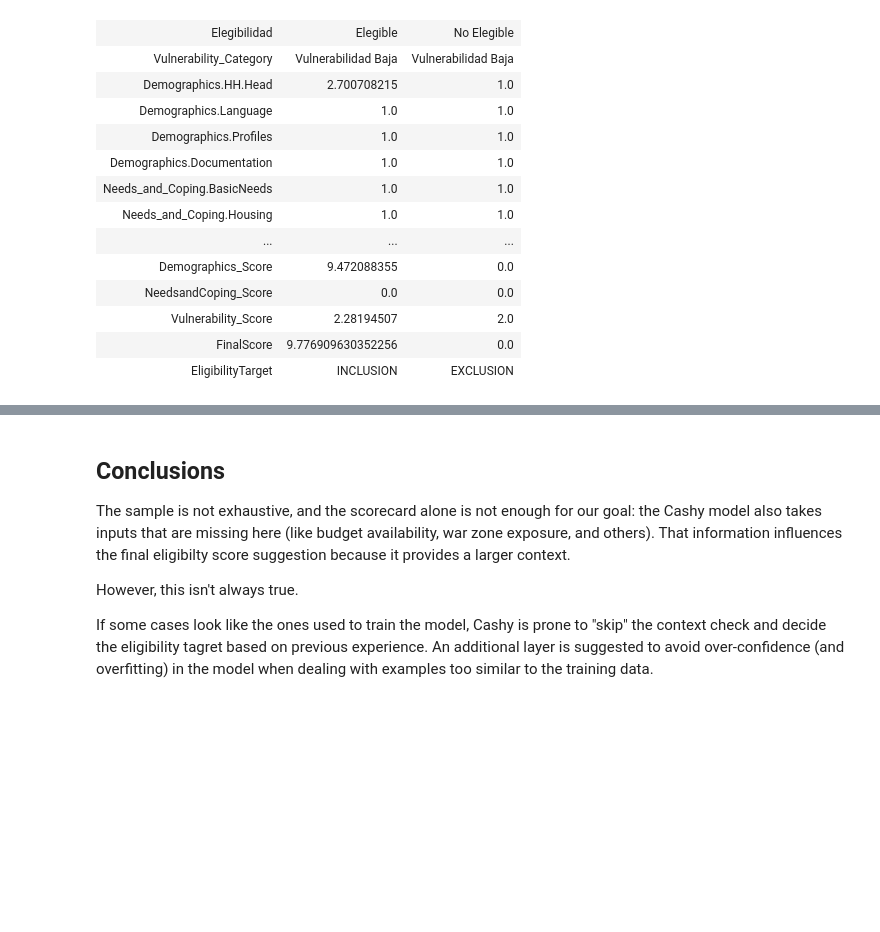
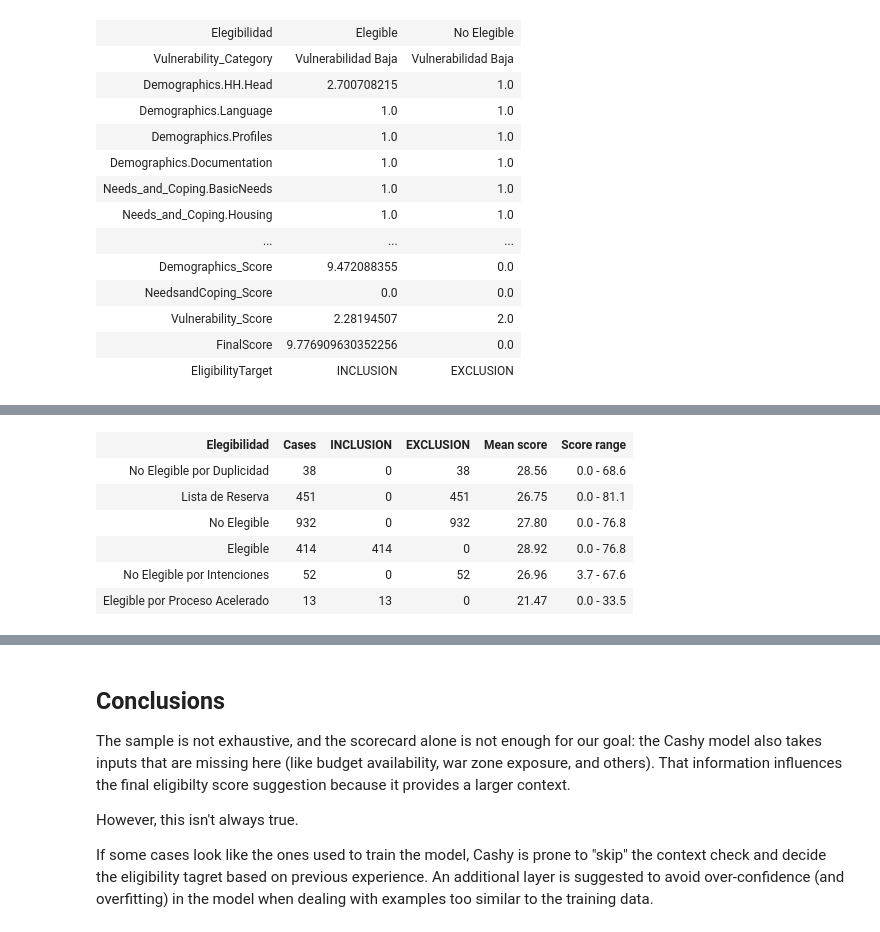
Before and after one commit to Alice1704/refugees_inclusion_hackathon, a Jupyter notebook: data_analysis.ipynb, the cells around one changed output, grey strips where cells are left out. Saved outputs shown, nothing was run; the diff lists cells and outputs as text; code cells hidden in the pictures; blank space fills up the shorter version.

```diff
--- a/data_analysis.ipynb
+++ b/data_analysis.ipynb
@@ -222,0 +479,35 @@ display(HTML(html_table))
+# %%
+new_data = []
+for label in dict.fromkeys(row["Elegibilidad"] for row in rows):
+    cases = np.array([row["Elegibilidad"] == label for row in rows])
+    final = numeric["FinalScore"][cases]
+    new_data.append((
+        label,
+        f"{cases.sum()}",
+        f"{labels[cases].sum()}",
+        f"{(~labels[cases]).sum()}",
+        f"{final.mean():.2f}",
+        f"{final.min():.1f} - {final.max():.1f}",
+    ))
+
+display(HTML(
+    "<table border='1'>" +
+    "<tr>" +
+    "".join(f"<th>{col}</th>" for col in ("Elegibilidad", "Cases", "INCLUSION", "EXCLUSION", "Mean score", "Score range")) +
+    "</tr>" +
+    "".join(
+        "<tr>" +
+        "".join(f"<td>{cell}</td>" for cell in row) +
+        "</tr>"
+        for row in new_data
+    ) +
+    "</table>"
+))
+# %% [output]
+| Elegibilidad | Cases | INCLUSION | EXCLUSION | Mean score | Score range |
+| No Elegible por Duplicidad | 38 | 0 | 38 | 28.56 | 0.0 - 68.6 |
+| Lista de Reserva | 451 | 0 | 451 | 26.75 | 0.0 - 81.1 |
+| No Elegible | 932 | 0 | 932 | 27.80 | 0.0 - 76.8 |
+| Elegible | 414 | 414 | 0 | 28.92 | 0.0 - 76.8 |
+| No Elegible por Intenciones | 52 | 0 | 52 | 26.96 | 3.7 - 67.6 |
+| Elegible por Proceso Acelerado | 13 | 13 | 0 | 21.47 | 0.0 - 33.5 |
```
Also changed, not shown: parts of 10 cells of this notebook.
